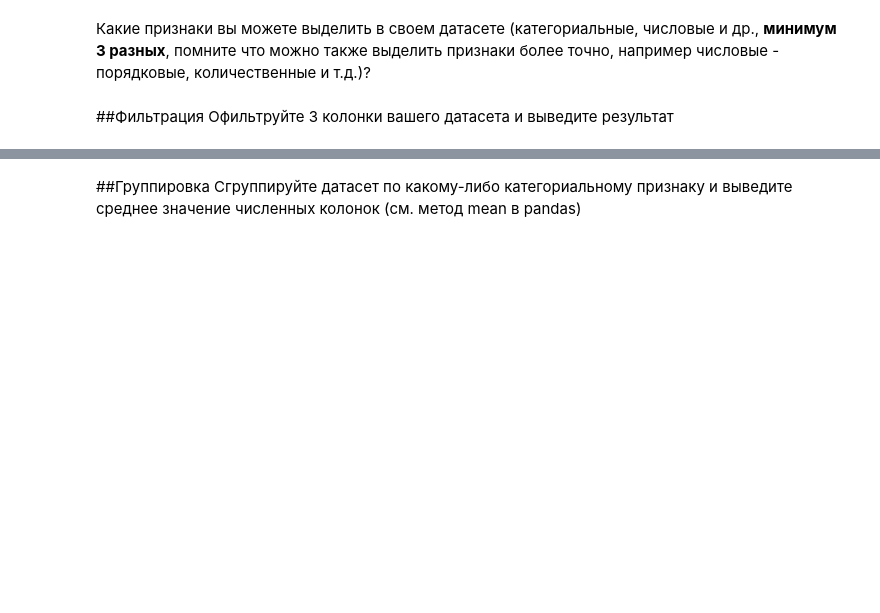
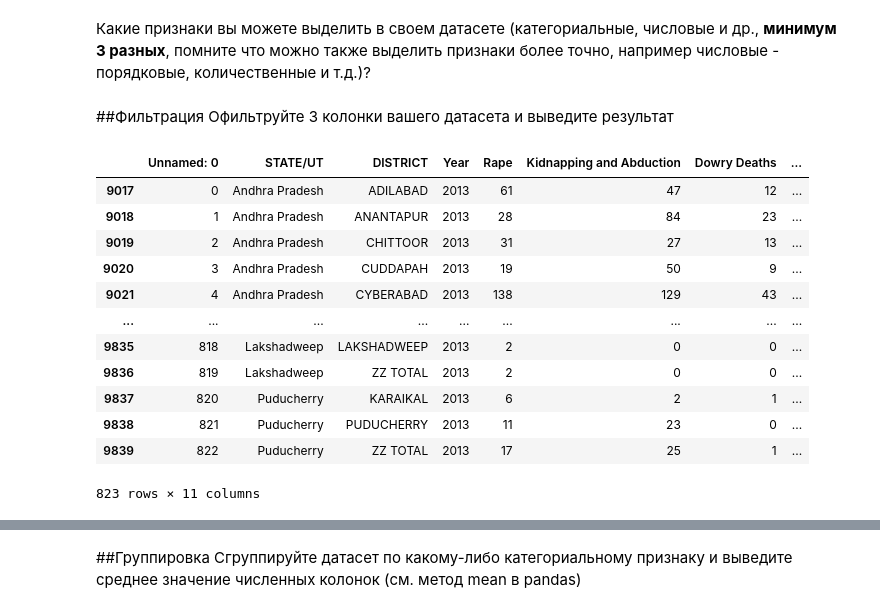
Before and after one commit to SADDLOVE/lab, a Jupyter notebook: lab1/Задание_1.ipynb, the cells around one changed output, grey strips where cells are left out. Cells and saved outputs as stored; diff of their text form; code cells hidden in the pictures; blank space fills up the shorter version.

```diff
--- a/lab1/Задание_1.ipynb
+++ b/lab1/Задание_1.ipynb
@@ -65,0 +168,16 @@ df
+# %%
+df[df["Year"] == 2013]
+# %% [output]
+|  | Unnamed: 0 | STATE/UT | DISTRICT | Year | Rape | Kidnapping and Abduction | Dowry Deaths | ... |
+| 9017 | 0 | Andhra Pradesh | ADILABAD | 2013 | 61 | 47 | 12 | ... |
+| 9018 | 1 | Andhra Pradesh | ANANTAPUR | 2013 | 28 | 84 | 23 | ... |
+| 9019 | 2 | Andhra Pradesh | CHITTOOR | 2013 | 31 | 27 | 13 | ... |
+| 9020 | 3 | Andhra Pradesh | CUDDAPAH | 2013 | 19 | 50 | 9 | ... |
+| 9021 | 4 | Andhra Pradesh | CYBERABAD | 2013 | 138 | 129 | 43 | ... |
+| ... | ... | ... | ... | ... | ... | ... | ... | ... |
+| 9835 | 818 | Lakshadweep | LAKSHADWEEP | 2013 | 2 | 0 | 0 | ... |
+| 9836 | 819 | Lakshadweep | ZZ TOTAL | 2013 | 2 | 0 | 0 | ... |
+| 9837 | 820 | Puducherry | KARAIKAL | 2013 | 6 | 2 | 1 | ... |
+| 9838 | 821 | Puducherry | PUDUCHERRY | 2013 | 11 | 23 | 0 | ... |
+| 9839 | 822 | Puducherry | ZZ TOTAL | 2013 | 17 | 25 | 1 | ... |
+823 rows × 11 columns
```
Also changed, not shown: parts of 18 cells of this notebook.
